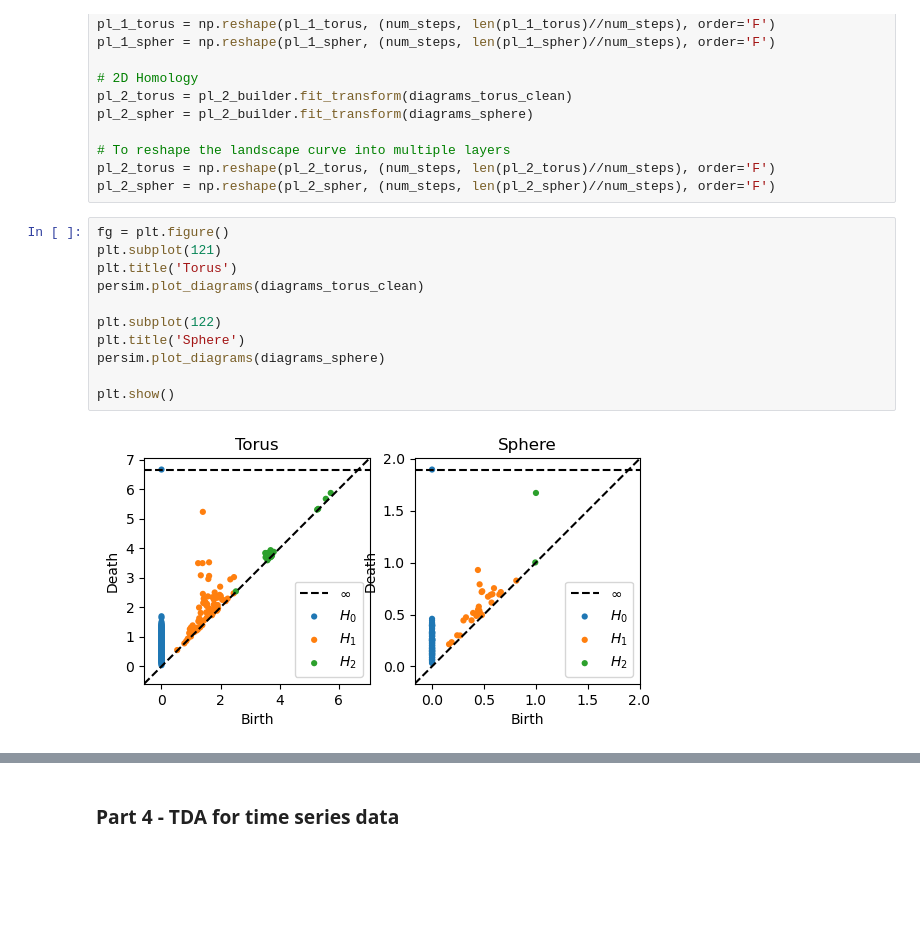
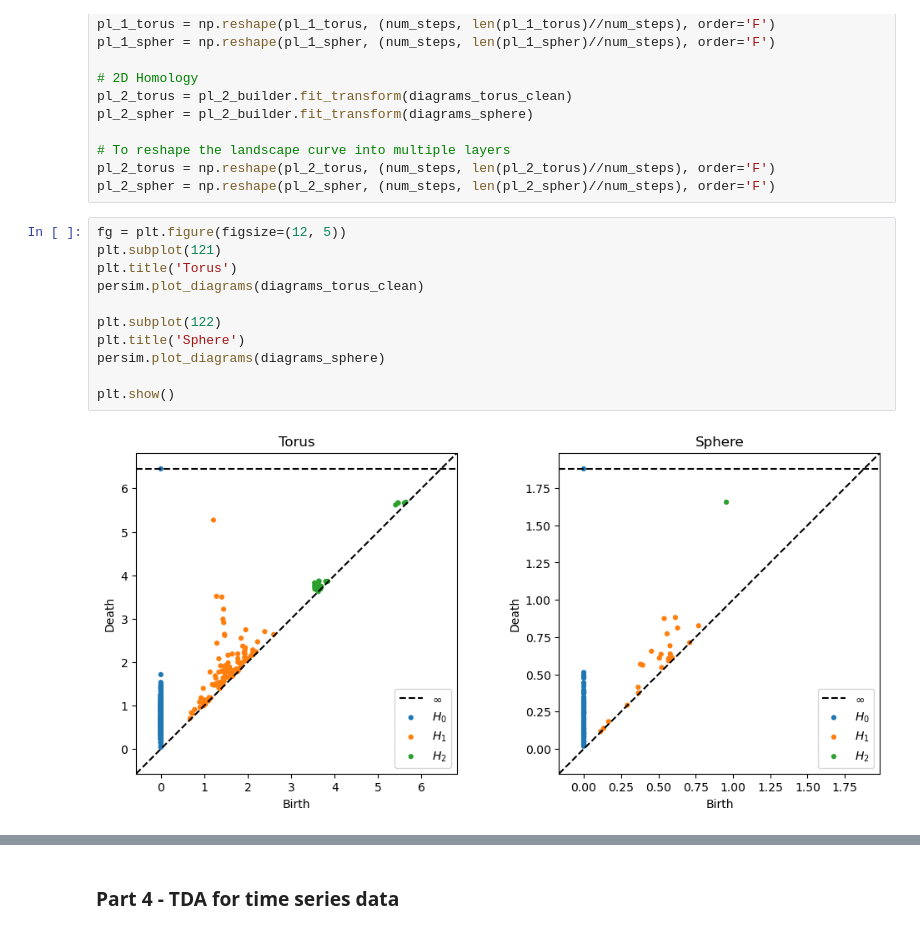
Before and after one commit to A-EL-YAAGOUBI/Dynamic-TDA, a Jupyter notebook: Dynamic_TDA.ipynb, the cells around one changed output, grey strips where cells are left out. Saved outputs shown, nothing was run; the diff lists cells and outputs as text; blank space fills up the shorter version.

```diff
--- a/Dynamic_TDA.ipynb
+++ b/Dynamic_TDA.ipynb
@@ -324,18 +325,18 @@ pl_2_spher = pl_2_builder.fit_transform(diagrams_sphere)
 pl_2_torus = np.reshape(pl_2_torus, (num_steps, len(pl_2_torus)//num_steps), order='F')
 pl_2_spher = np.reshape(pl_2_spher, (num_steps, len(pl_2_spher)//num_steps), order='F')
 # %%
-fg = plt.figure()
+fg = plt.figure(figsize=(12, 5))
 plt.subplot(121)
 plt.title('Torus')
 persim.plot_diagrams(diagrams_torus_clean)
 
 plt.subplot(122)
 plt.title('Sphere')
 persim.plot_diagrams(diagrams_sphere)
 
 plt.show()
 # %% [output]
-[figure, old version]
+[figure, new version]
 # %%
 fg = plt.figure(figsize=(10, 2))
 plt.subplot(121)
```
Also changed, not shown: parts of 17 cells of this notebook.
